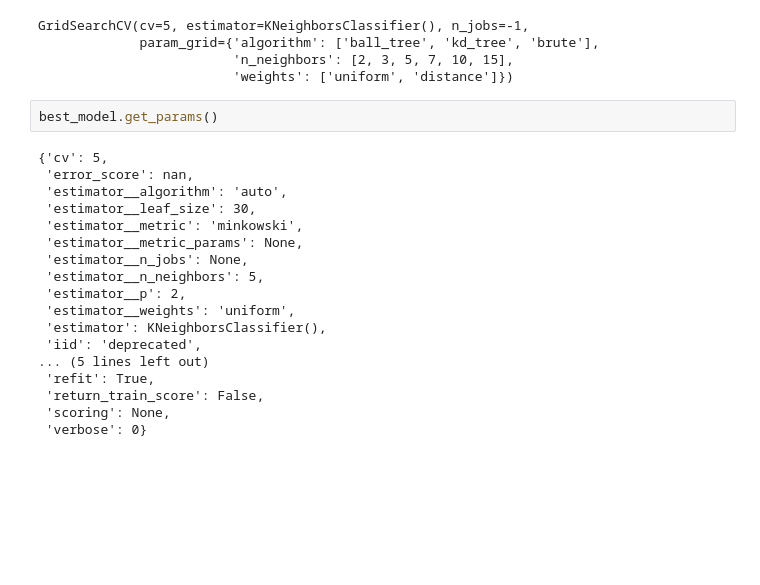
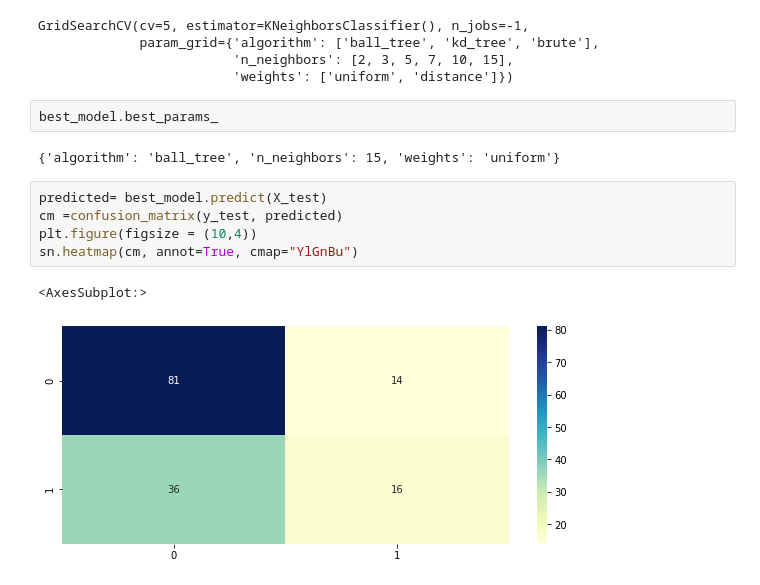
Before and after one commit to malvarezg1/BI, a Jupyter notebook: Laboratorio1.ipynb, the cells around one changed output. Cells and saved outputs as stored; diff of their text form; blank space fills up the shorter version.

```diff
--- a/Laboratorio1.ipynb
+++ b/Laboratorio1.ipynb
@@ -319,22 +319,14 @@ GridSearchCV(cv=5, estimator=KNeighborsClassifier(), n_jobs=-1,
                          'n_neighbors': [2, 3, 5, 7, 10, 15],
                          'weights': ['uniform', 'distance']})
 # %%
-best_model.get_params()
+best_model.best_params_
 # %% [output]
-{'cv': 5,
- 'error_score': nan,
- 'estimator__algorithm': 'auto',
- 'estimator__leaf_size': 30,
- 'estimator__metric': 'minkowski',
- 'estimator__metric_params': None,
- 'estimator__n_jobs': None,
- 'estimator__n_neighbors': 5,
- 'estimator__p': 2,
- 'estimator__weights': 'uniform',
- 'estimator': KNeighborsClassifier(),
- 'iid': 'deprecated',
-... (5 lines left out)
- 'refit': True,
- 'return_train_score': False,
- 'scoring': None,
- 'verbose': 0}
+{'algorithm': 'ball_tree', 'n_neighbors': 15, 'weights': 'uniform'}
+# %%
+predicted= best_model.predict(X_test)
+cm =confusion_matrix(y_test, predicted)
+plt.figure(figsize = (10,4))
+sn.heatmap(cm, annot=True, cmap="YlGnBu")
+# %% [output]
+<AxesSubplot:>
+[figure, added]
```
Also changed, not shown: parts of 1 cell of this notebook.
